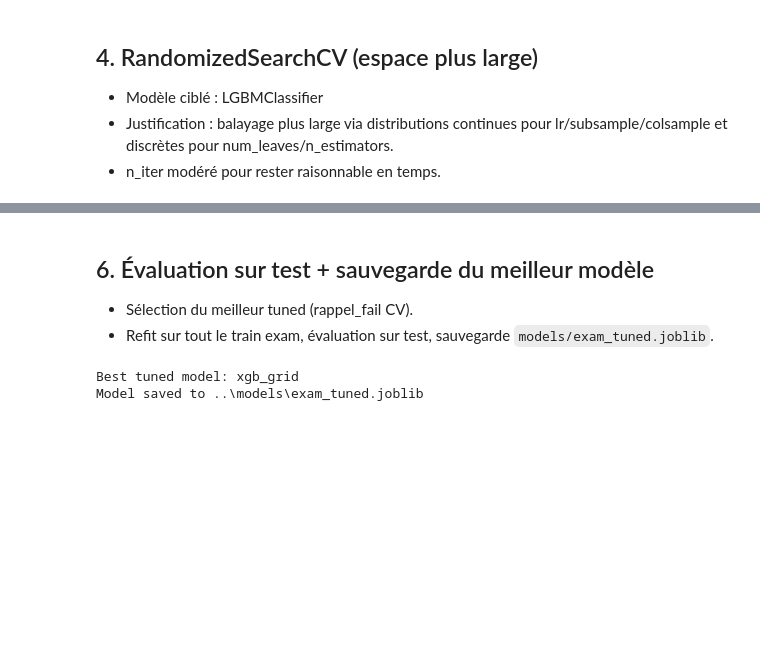
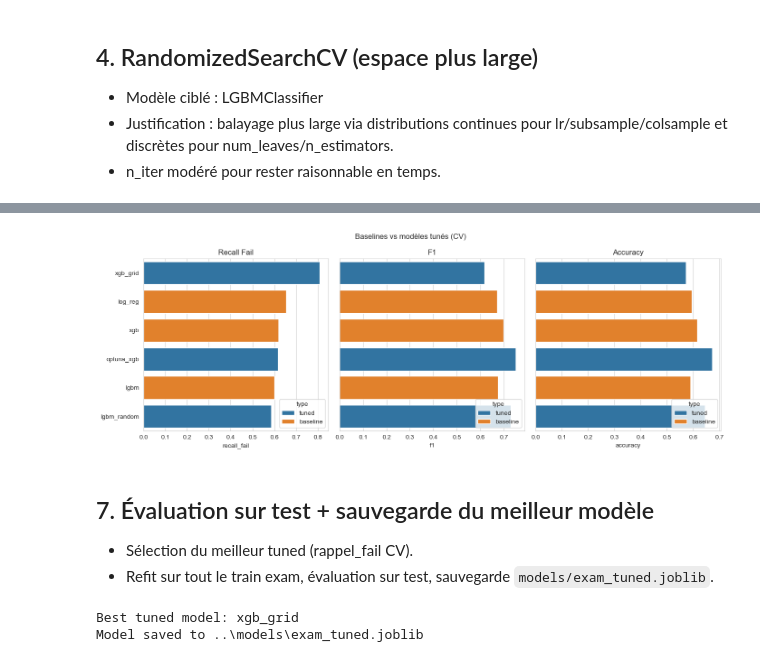
Before and after one commit to Dorsumsellae/Programmation-avancee-Projet-d-examen-Students-Performance-in-Exams, a Jupyter notebook: notebooks/05_hyperparameter_tuning.ipynb, the cells around one changed output, grey strips where cells are left out. Drawn from its saved outputs; the diff is of its cells as text; code cells hidden in the pictures; blank space fills up the shorter version.

```diff
--- a/notebooks/05_hyperparameter_tuning.ipynb
+++ b/notebooks/05_hyperparameter_tuning.ipynb
@@ -429,5 +528,25 @@ comparison_df.sort_values("recall_fail", ascending=False).head(10)
+# %%
+# Visual comparison of tuned vs baseline models
+if comparison_df.empty:
+    print("Aucune donnée de comparaison disponible : exécutez les cellules précédentes.")
+else:
+    plot_df = comparison_df.copy()
+    plot_df = plot_df.sort_values("recall_fail", ascending=False)
+    metrics = ["recall_fail", "f1", "accuracy"]
+    fig, axes = plt.subplots(1, len(metrics), figsize=(14, 5), sharey=True)
+    for ax, metric in zip(axes, metrics):
+        sns.barplot(data=plot_df, x=metric, y="model", hue="type", ax=ax)
+        ax.set_title(metric.replace("_", " ").title())
+        ax.set_xlabel(metric)
+        ax.set_ylabel("")
+        ax.legend(title="type", loc="lower right")
+    fig.suptitle("Baselines vs modèles tunés (CV)")
+    plt.tight_layout()
+    plt.show()
+# %% [output]
+[figure, added]
 # %% [markdown]
-## 6. Évaluation sur test + sauvegarde du meilleur modèle
+## 7. Évaluation sur test + sauvegarde du meilleur modèle
 - Sélection du meilleur tuned (rappel_fail CV).
 - Refit sur tout le train exam, évaluation sur test, sauvegarde `models/exam_tuned.joblib`.
 # %%
```
Also changed, not shown: parts of 12 cells of this notebook, 2 other files.
